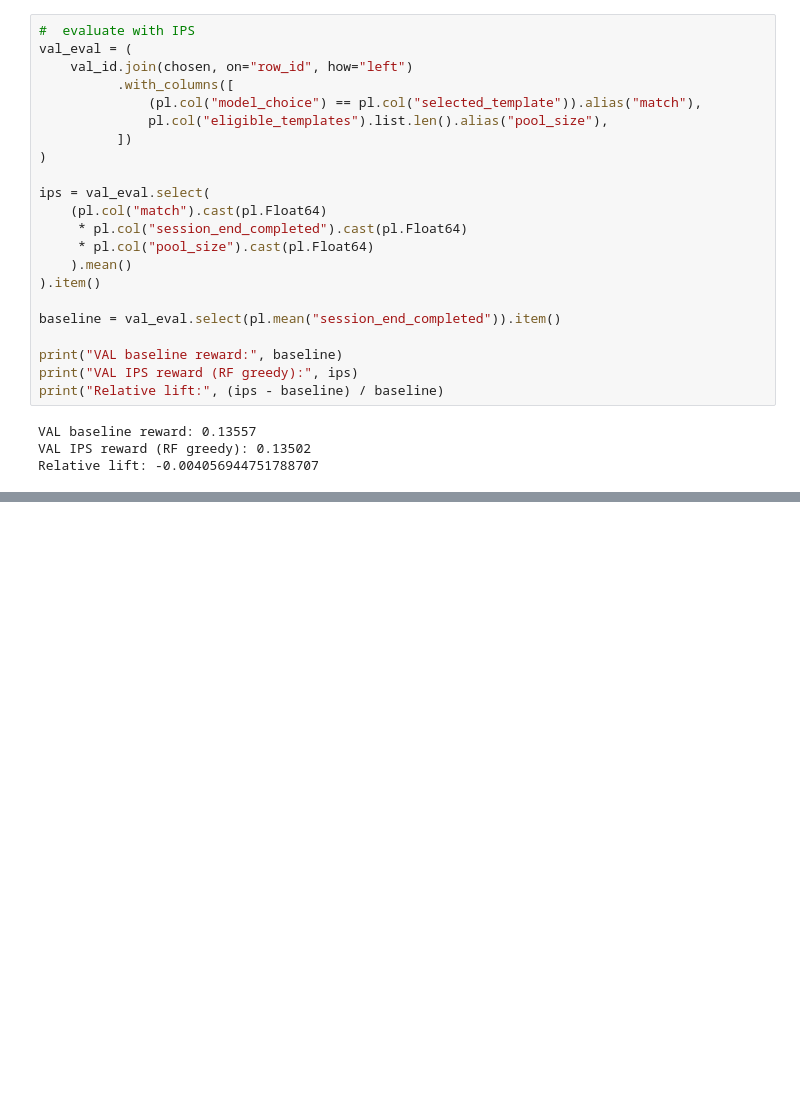
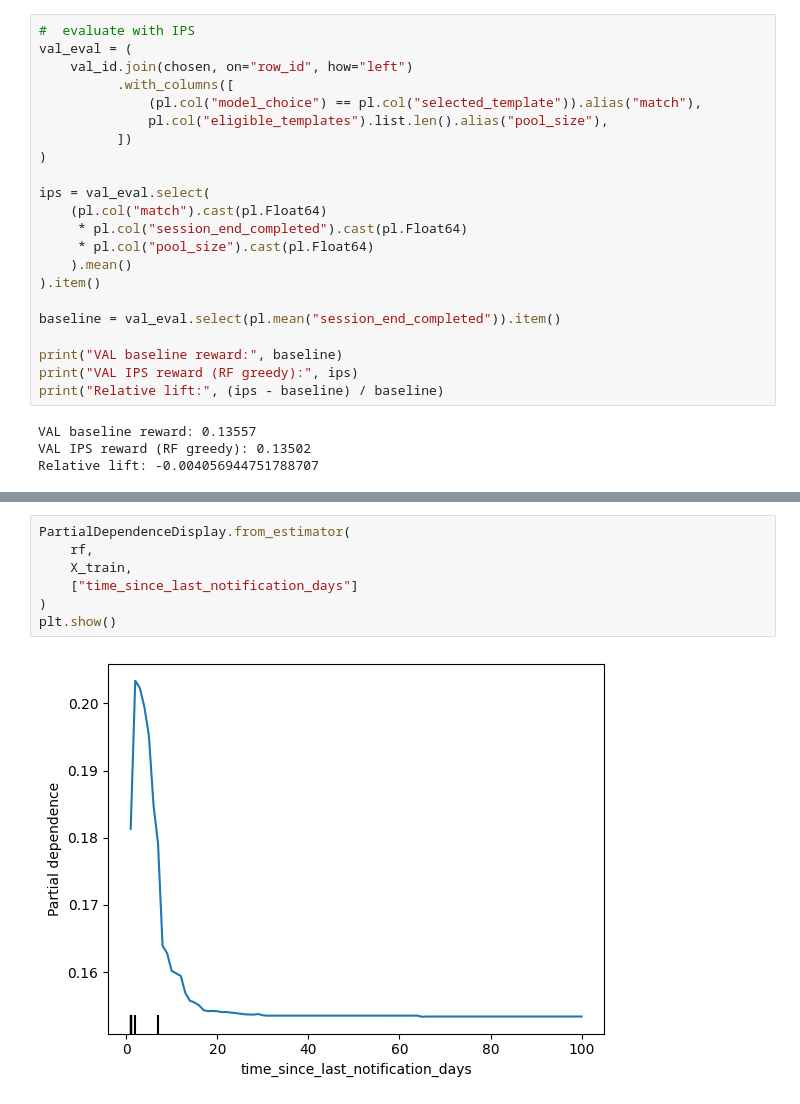
Before and after one commit to Circ04/Datathon2026_LogivLlama, a Jupyter notebook: Arthur /3_Modeling.ipynb, the cells around one changed output, grey strips where cells are left out. Drawn from its saved outputs; the diff is of its cells as text; blank space fills up the shorter version.

```diff
--- a/Arthur /3_Modeling.ipynb
+++ b/Arthur /3_Modeling.ipynb
@@ -153,0 +190,9 @@ Relative lift: -0.004056944751788707
+# %%
+PartialDependenceDisplay.from_estimator(
+    rf,
+    X_train,
+    ["time_since_last_notification_days"]
+)
+plt.show()
+# %% [output]
+[figure, added]
```
Also changed, not shown: parts of 3 cells of this notebook.
